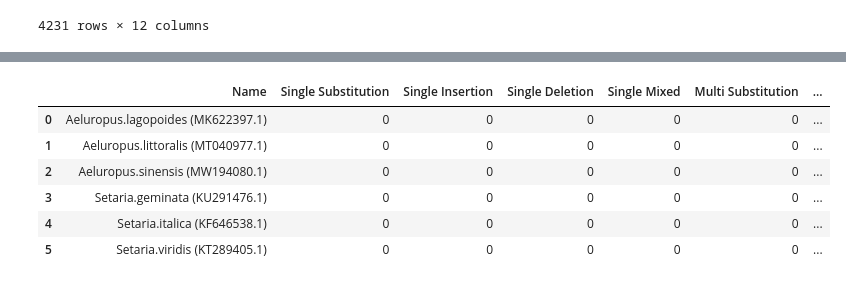
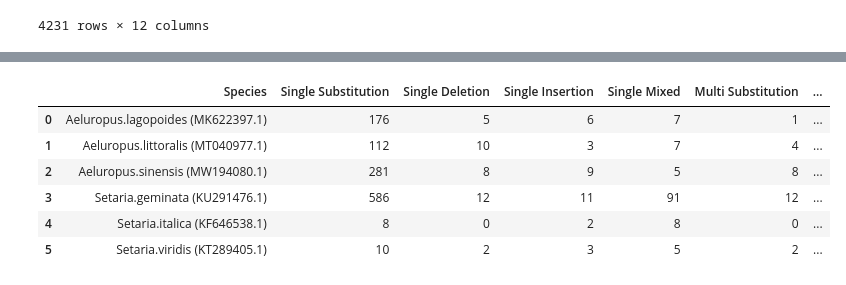
Before and after one commit to AdrianAlbrecht/Collab, a Jupyter notebook: Biolog_naprawa_pliku.ipynb, the cells around one changed output, grey strips where cells are left out. Drawn from its saved outputs; the diff is of its cells as text; code cells hidden in the pictures.

```diff
--- a/Biolog_naprawa_pliku.ipynb
+++ b/Biolog_naprawa_pliku.ipynb
@@ -46,10 +53,4 @@ ramka_danych
 # %%
-# Zidentyfikuj unikalne wartości w pierwszej kolumnie
-unikalne_wartosci = ramka_danych.iloc[:, 0].unique()
-# Stwórz słownik
-slownik_wartosci = {klucz: [0]*8 for klucz in unikalne_wartosci}
-# Stwórz słownik, gdzie klucze to unikalne wartości, a wartościami są ramki danych
-ramki_danych_slownik = {wartosc: ramka_danych[ramka_danych.iloc[:, 0] == wartosc] for wartosc in unikalne_wartosci}
 for klucz, ramka in ramki_danych_slownik.items():
   # Usuwamy NaN'y
   ramka = ramka.copy()
@@ -79,4 +80,14 @@ for klucz, ramka in ramki_danych_slownik.items():
   ramka.loc[indeksy_substitution, 'Operation'] = 'Substitution'
   ramka.loc[indeksy_insertion, 'Operation'] = 'Insertion'
   ramka.loc[indeksy_deletion, 'Operation'] = 'Deletion'
-  print(ramka)
+  #Liczymy wartości
+  slownik_wartosci[klucz] = [\
+      ((ramka.iloc[:, -1] == 'Substitution') & (ramka.iloc[:, -2] == 'Single')).sum(),\
+      ((ramka.iloc[:, -1] == 'Deletion') & (ramka.iloc[:, -2] == 'Single')).sum(),\
+      ((ramka.iloc[:, -1] == 'Insertion') & (ramka.iloc[:, -2] == 'Single')).sum(),\
+      ((ramka.iloc[:, -1] == 'Mixed') & (ramka.iloc[:, -2] == 'Single')).sum(),\
+      ((ramka.iloc[:, -1] == 'Substitution') & (ramka.iloc[:, -2] == 'Multi')).sum(),\
+      ((ramka.iloc[:, -1] == 'Deletion') & (ramka.iloc[:, -2] == 'Multi')).sum(),\
+      ((ramka.iloc[:, -1] == 'Insertion') & (ramka.iloc[:, -2] == 'Multi')).sum(),\
+      ((ramka.iloc[:, -1] == 'Mixed') & (ramka.iloc[:, -2] == 'Multi')).sum()\
+  ]
@@ -101,17 +94,17 @@ for klucz, ramka in ramki_danych_slownik.items():
 # %%
 # Przekształć słownik na ramkę danych
-dataset = pd.DataFrame(list(slownik_wartosci.items()), columns=['Name', 'Values'])
+dataset = pd.DataFrame(list(slownik_wartosci.items()), columns=['Species', 'Values'])
 # Rozbij listę na pojedyncze wartości i umieść jako nowe kolumny
-dataset[['Single Substitution','Single Insertion','Single Deletion', 'Single Mixed', \
-          'Multi Substitution','Multi Insertion','Multi Deletion', 'Multi Mixed']] = pd.DataFrame(dataset['Values'].tolist(), index=dataset.index)
+dataset[['Single Substitution', 'Single Deletion', 'Single Insertion', 'Single Mixed', \
+          'Multi Substitution', 'Multi Deletion', 'Multi Insertion', 'Multi Mixed']] = pd.DataFrame(dataset['Values'].tolist(), index=dataset.index)
 # Usuń niepotrzebną kolumnę 'Wartosci'
 dataset = dataset.drop('Values', axis=1)
 dataset
 # %% [output]
-|  | Name | Single Substitution | Single Insertion | Single Deletion | Single Mixed | Multi Substitution | ... |
-| 0 | Aeluropus.lagopoides (MK622397.1) | 0 | 0 | 0 | 0 | 0 | ... |
-| 1 | Aeluropus.littoralis (MT040977.1) | 0 | 0 | 0 | 0 | 0 | ... |
-| 2 | Aeluropus.sinensis (MW194080.1) | 0 | 0 | 0 | 0 | 0 | ... |
-| 3 | Setaria.geminata (KU291476.1) | 0 | 0 | 0 | 0 | 0 | ... |
-| 4 | Setaria.italica (KF646538.1) | 0 | 0 | 0 | 0 | 0 | ... |
-| 5 | Setaria.viridis (KT289405.1) | 0 | 0 | 0 | 0 | 0 | ... |
+|  | Species | Single Substitution | Single Deletion | Single Insertion | Single Mixed | Multi Substitution | ... |
+| 0 | Aeluropus.lagopoides (MK622397.1) | 176 | 5 | 6 | 7 | 1 | ... |
+| 1 | Aeluropus.littoralis (MT040977.1) | 112 | 10 | 3 | 7 | 4 | ... |
+| 2 | Aeluropus.sinensis (MW194080.1) | 281 | 8 | 9 | 5 | 8 | ... |
+| 3 | Setaria.geminata (KU291476.1) | 586 | 12 | 11 | 91 | 12 | ... |
+| 4 | Setaria.italica (KF646538.1) | 8 | 0 | 2 | 8 | 0 | ... |
+| 5 | Setaria.viridis (KT289405.1) | 10 | 2 | 3 | 5 | 2 | ... |
```
Also changed, not shown: parts of 3 cells of this notebook.
